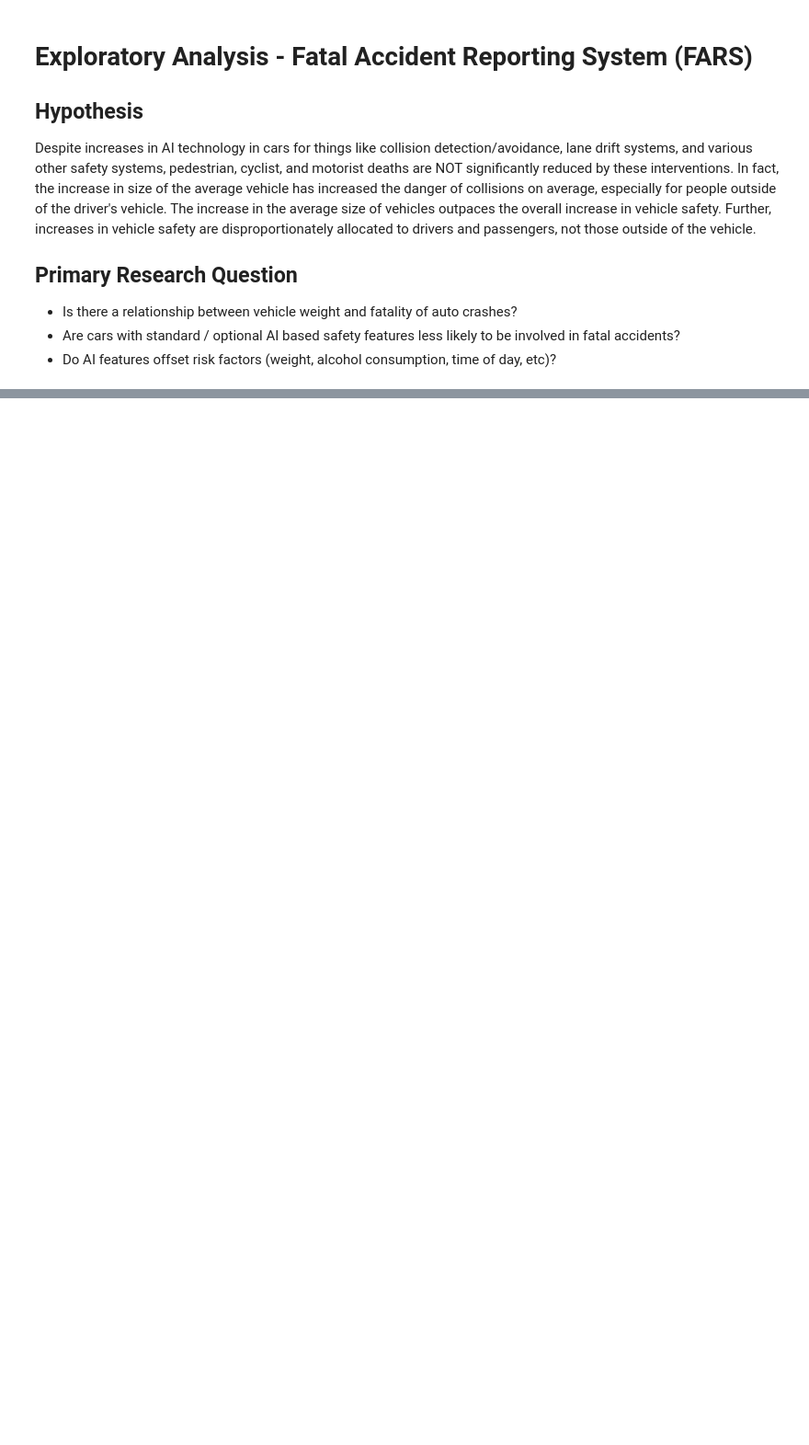
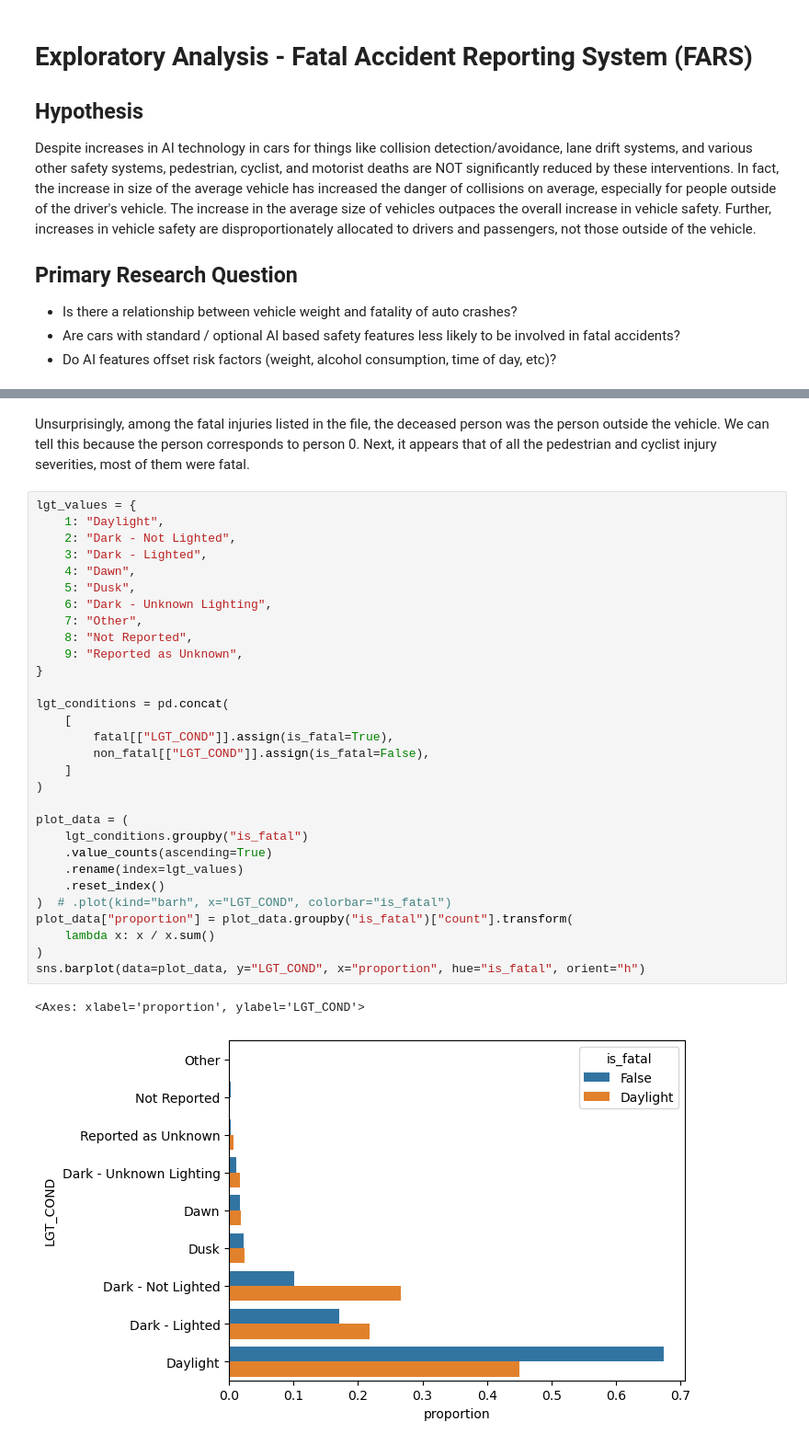
Before and after one commit to mcanearm/road_fatilities, a Jupyter notebook: explore.ipynb, the cells around one changed output, grey strips where cells are left out. Shown at 92% size. Cells and saved outputs as stored; diff of their text form; blank space fills up the shorter version.

```diff
--- a/explore.ipynb
+++ b/explore.ipynb
@@ -197,0 +291,36 @@ shape: (93_176, 125)
+# %% [markdown]
+Unsurprisingly, among the fatal injuries listed in the file, the deceased person was the person outside the vehicle. We can tell this because
+the person corresponds to person 0. Next, it appears that of all the pedestrian and cyclist injury severities, most of them were fatal.
+# %%
+lgt_values = {
+    1: "Daylight",
+    2: "Dark - Not Lighted",
+    3: "Dark - Lighted",
+    4: "Dawn",
+    5: "Dusk",
+    6: "Dark - Unknown Lighting",
+    7: "Other",
+    8: "Not Reported",
+    9: "Reported as Unknown",
+}
+
+lgt_conditions = pd.concat(
+    [
+        fatal[["LGT_COND"]].assign(is_fatal=True),
+        non_fatal[["LGT_COND"]].assign(is_fatal=False),
+    ]
+)
+
+plot_data = (
+    lgt_conditions.groupby("is_fatal")
+    .value_counts(ascending=True)
+    .rename(index=lgt_values)
+    .reset_index()
+)  # .plot(kind="barh", x="LGT_COND", colorbar="is_fatal")
+plot_data["proportion"] = plot_data.groupby("is_fatal")["count"].transform(
+    lambda x: x / x.sum()
+)
+sns.barplot(data=plot_data, y="LGT_COND", x="proportion", hue="is_fatal", orient="h")
+# %% [output]
+<Axes: xlabel='proportion', ylabel='LGT_COND'>
+[figure, added]
```
Also changed, not shown: parts of 23 cells of this notebook.
